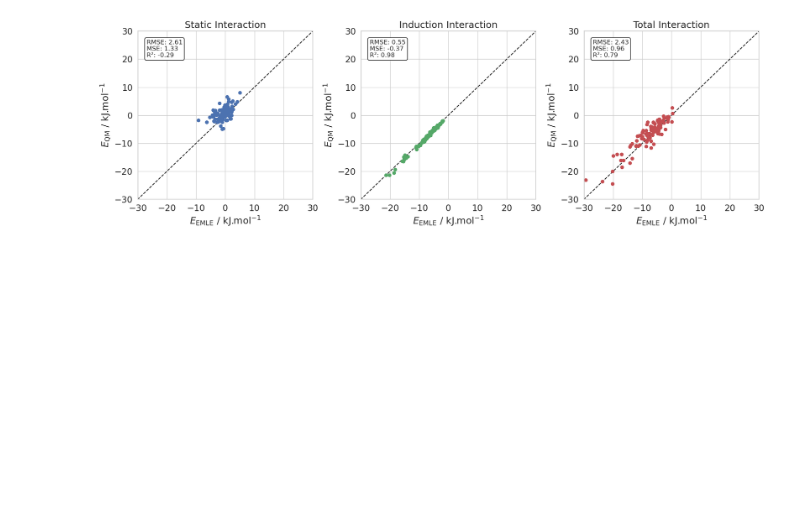
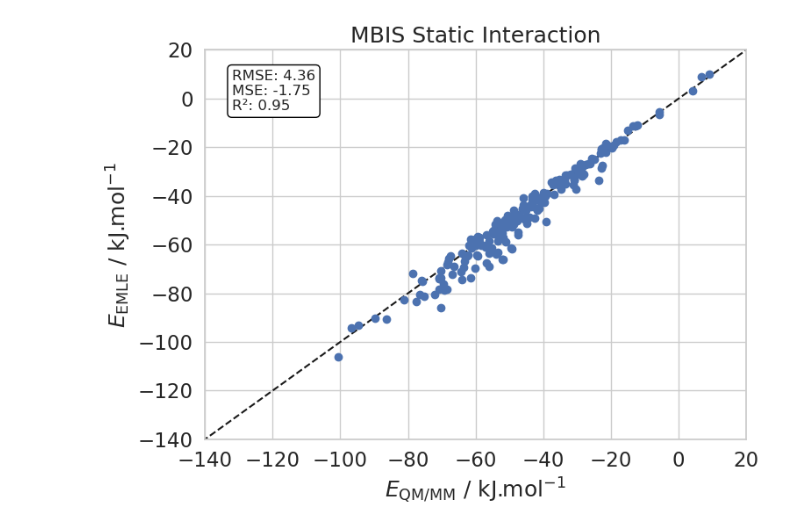
Before and after one commit to michellab/emle-bespoke, a Jupyter notebook: notebooks/qm_mm_analyzer.ipynb, the cells around one changed output. Drawn from its saved outputs; the diff is of its cells as text; code cells hidden in the pictures; blank space fills up the shorter version.

```diff
--- a/notebooks/qm_mm_analyzer.ipynb
+++ b/notebooks/qm_mm_analyzer.ipynb
@@ -177,21 +154,14 @@ e_static_emle_old = np.asarray(e_static_emle_old)
 # %%
-import matplotlib.pyplot as plt
-import numpy as np
-import seaborn as sns
-from sklearn.metrics import mean_squared_error, r2_score
-from math import sqrt
-
 # Set Seaborn style for better aesthetics
 sns.set(style="whitegrid", font_scale=1.5)
 
 # Example data (replace with your actual data)
 e_static = np.array([x.item() for x in data["e_static"]])
-e_ind = np.array([x.item() for x in data["e_ind"]])
-e_static_emle = np.array([x.item() for x in e_static_emle])
-e_ind_emle = np.array([x.item() for x in e_ind_emle])
+e_static_emle = mbis_data
 
 # Create the figure and axes for 3 subplots
-fig, axes = plt.subplots(1, 3, figsize=(18, 6))
+fig, axes = plt.subplots(1, 1, figsize=(8, 6))
+axes = [axes]
 
 # Define the x values for the plot (reference line)
 x = np.linspace(-1000, 1000, 100)
@@ -200,93 +170,43 @@ y = x
 
 # Function to compute RMSE, MSE, and R^2
 def compute_metrics(true_values, predicted_values):
-    mse = np.mean(true_values - predicted_values)
-    rmse = sqrt(np.mean((true_values - predicted_values) ** 2))
+    mse = np.mean(predicted_values - true_values)
+    rmse = sqrt(np.mean((predicted_values - true_values) ** 2))
     r2 = r2_score(true_values, predicted_values)
     return rmse, mse, r2
 
 
 # Set limits for all subplots and plot reference line
-xmin, xmax = -30, 30
-ymin, ymax = -30, 30
+xmin, xmax = -140, 20
+ymin, ymax = -140, 20
 for ax in axes:
     ax.set_xlim(xmin, xmax)
     ax.set_ylim(ymin, ymax)
     ax.plot(x, y, "k--", label="Reference Line")
 
 # Static subplot
-rmse_static, mse_static, r2_static = compute_metrics(
-    e_static_ref_old, e_static_emle_old
-)
-axes[0].plot(e_static_emle_old, e_static_ref_old, "bo", label="Static")
-axes[0].set_xlabel("$E_{\mathrm{EMLE}}$ / kJ.mol$^{-1}$")
-axes[0].set_ylabel("$E_{\mathrm{QM}}$ / kJ.mol$^{-1}$")
-axes[0].set_title("Static Interaction")
+rmse_static, mse_static, r2_static = compute_metrics(e_static, e_static_emle)
+axes[0].plot(e_static, e_static_emle, "bo", label="Static")
+axes[0].set_xlabel("$E_{\mathrm{QM/MM}}$ / kJ.mol$^{-1}$")
+axes[0].set_ylabel("$E_{\mathrm{EMLE}}$ / kJ.mol$^{-1}$")
+axes[0].set_title("MBIS Static Interaction")
 # axes[0].legend()
 
 # Display RMSE, MSE, R^2 on the Static plot
 axes[0].text(
     0.05,
     0.95,
     f"RMSE: {rmse_static:.2f}\nMSE: {mse_static:.2f}\nR²: {r2_static:.2f}",
     transform=axes[0].transAxes,
     fontsize=12,
     verticalalignment="top",
     horizontalalignment="left",
     bbox=dict(facecolor="white", edgecolor="black", boxstyle="round,pad=0.3"),
 )
 
-# Induction subplot
-rmse_ind, mse_ind, r2_ind = compute_metrics(e_ind_ref_old, e_ind_emle_old)
-axes[1].plot(e_ind_emle_old, e_ind_ref_old, "go", label="Induction")
-axes[1].set_xlabel("$E_{\mathrm{EMLE}}$ / kJ.mol$^{-1}$")
-axes[1].set_ylabel("$E_{\mathrm{QM}}$ / kJ.mol$^{-1}$")
-axes[1].set_title("Induction Interaction")
-# axes[1].legend()
-
-# Display RMSE, MSE, R^2 on the Induction plot
-axes[1].text(
-    0.05,
-    0.95,
-    f"RMSE: {rmse_ind:.2f}\nMSE: {mse_ind:.2f}\nR²: {r2_ind:.2f}",
-    transform=axes[1].transAxes,
-    fontsize=12,
-    verticalalignment="top",
-    horizontalalignment="left",
-    bbox=dict(facecolor="white", edgecolor="black", boxstyle="round,pad=0.3"),
-)
-
-# Total subplot
-rmse_total, mse_total, r2_total = compute_metrics(
-    e_static_ref_old + e_ind_ref_old, e_static_emle_old + e_ind_emle_old
-)
-axes[2].plot(
-    e_static_emle_old + e_ind_emle_old,
-    e_static_ref_old + e_ind_ref_old,
-    "ro",
-    label="Total",
-)
-axes[2].set_xlabel("$E_{\mathrm{EMLE}}$ / kJ.mol$^{-1}$")
-axes[2].set_ylabel("$E_{\mathrm{QM}}$ / kJ.mol$^{-1}$")
-axes[2].set_title("Total Interaction")
-# axes[2].legend()
-
-# Display RMSE, MSE, R^2 on the Total plot
-axes[2].text(
-    0.05,
-    0.95,
-    f"RMSE: {rmse_total:.2f}\nMSE: {mse_total:.2f}\nR²: {r2_total:.2f}",
-    transform=axes[2].transAxes,
-    fontsize=12,
-    verticalalignment="top",
-    horizontalalignment="left",
-    bbox=dict(facecolor="white", edgecolor="black", boxstyle="round,pad=0.3"),
-)
-
-# Adjust the layout for better spacing between subplots
 plt.tight_layout()
 
 # Show the plot
 plt.show()
 # %% [output]
-[figure, old version]
+[figure, new version]
```
Also changed, not shown: parts of 8 cells of this notebook, 4 other files.
